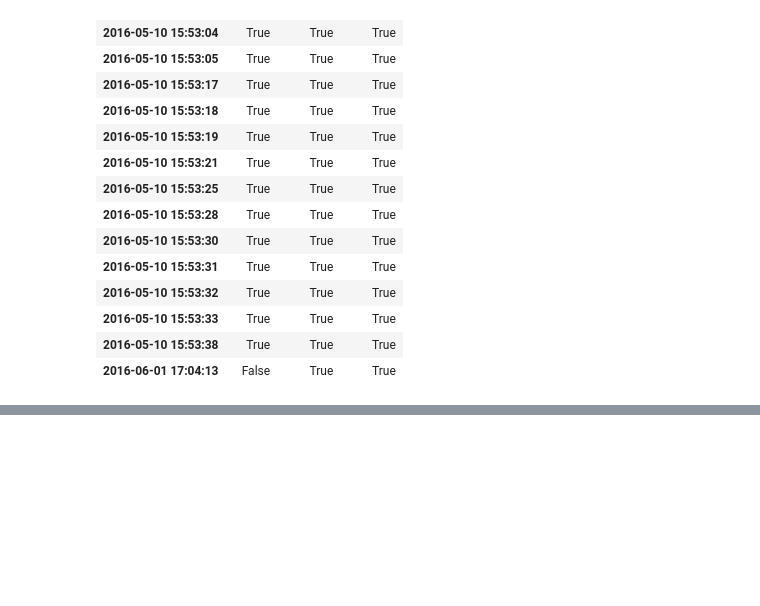
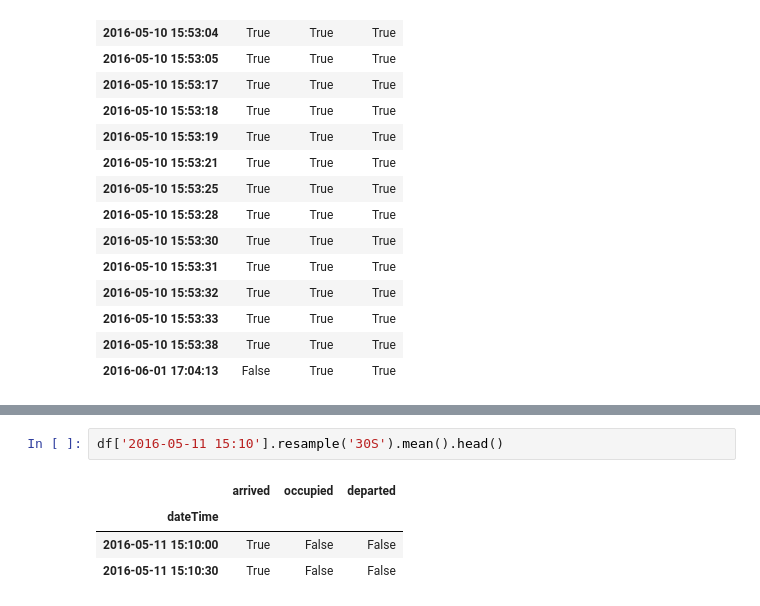
Before and after one commit to JasonCRodriguez/napa-ourself, a Jupyter notebook: notebook/initialExploration.ipynb, the cells around one changed output, grey strips where cells are left out. Saved outputs shown, nothing was run; the diff lists cells and outputs as text; blank space fills up the shorter version.

```diff
--- a/notebook/initialExploration.ipynb
+++ b/notebook/initialExploration.ipynb
@@ -63,0 +77,7 @@ df[(df.departed == True) & (df.occupied == True)]
+# %%
+df['2016-05-11 15:10'].resample('30S').mean().head()
+# %% [output]
+|  | arrived | occupied | departed |
+| dateTime |  |  |  |
+| 2016-05-11 15:10:00 | True | False | False |
+| 2016-05-11 15:10:30 | True | False | False |
```
Also changed, not shown: parts of 12 cells of this notebook.
